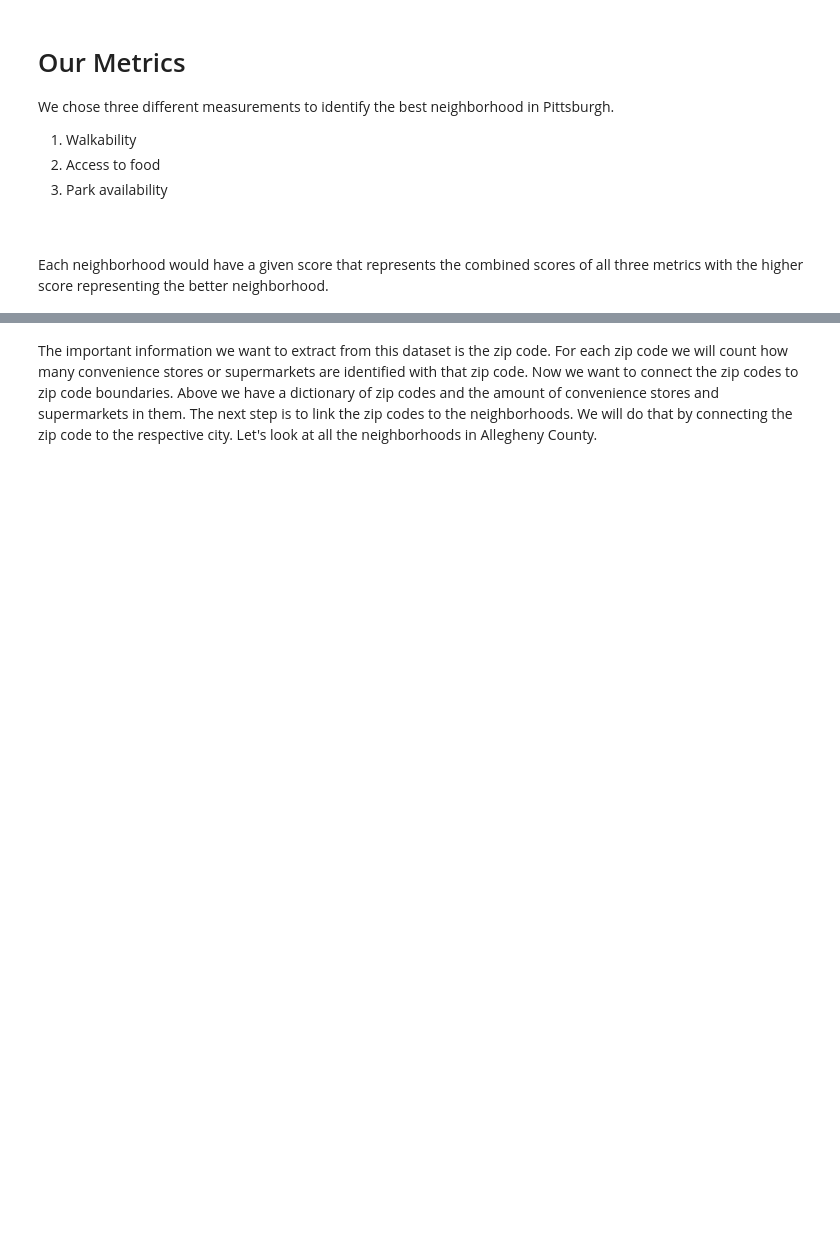
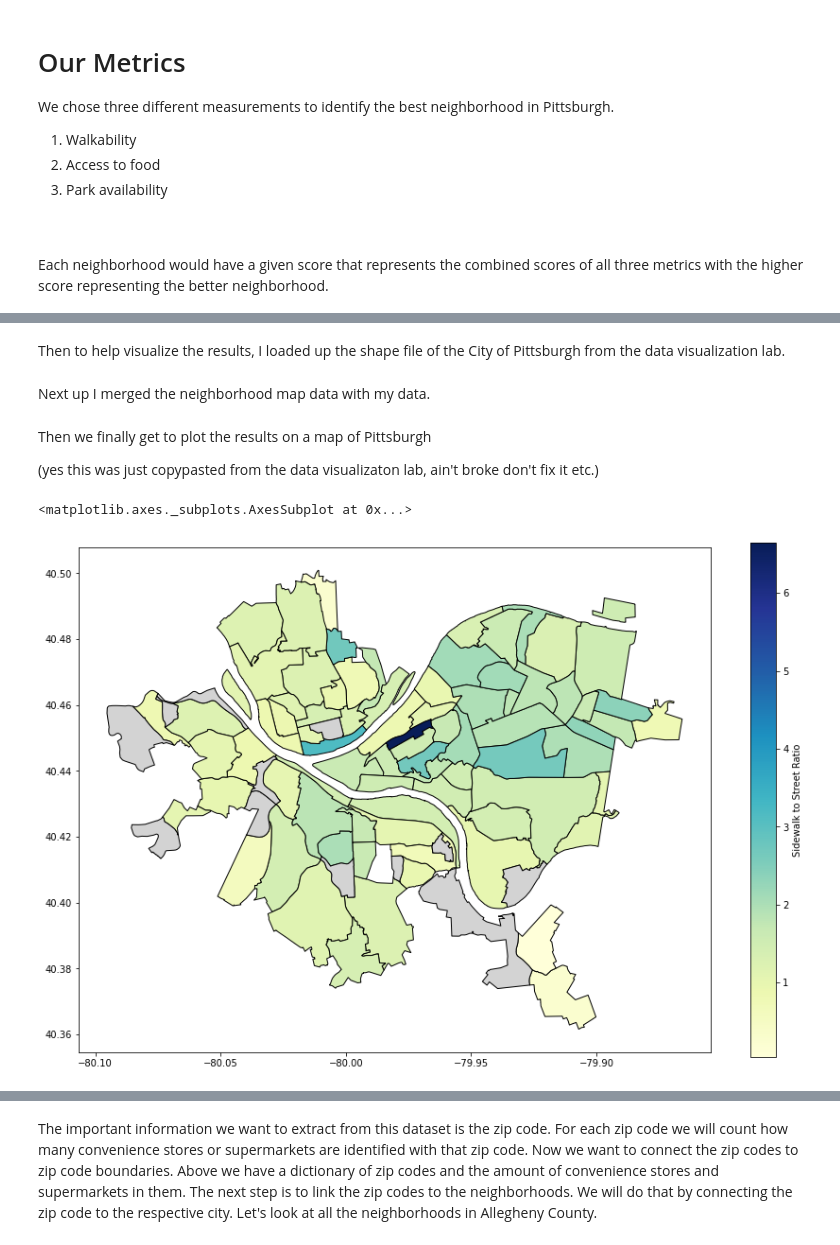
Before and after one commit to Sixces/Big-Ideas-FInal-Project, a Jupyter notebook: main.ipynb, the cells around one changed output, grey strips where cells are left out. Saved outputs shown, nothing was run; the diff lists cells and outputs as text; code cells hidden in the pictures; blank space fills up the shorter version.

```diff
--- a/main.ipynb
+++ b/main.ipynb
@@ -46,0 +43,7 @@ One problem is, one zipcode can contain multiple of these particular GEOIDs, so
+# %%
+walkhoodgeo = walkhoodgeo.loc[:, ["Ratio", "hood", "GEOID"]]
+
+walkhoodgeo = walkhoodgeo.sort_values(by=['hood'])
+
+## View all data in dataframe to check data
+## print(hoodwalk.to_string())
@@ -46,0 +70,43 @@ One problem is, one zipcode can contain multiple of these particular GEOIDs, so
+# %%
+## create dataframe and fill it with the combDupes dictionary
+
+walkhood = pd.DataFrame(combDupes.items())
+walkhood.columns = ['Neighborhood', 'Ratio']
+
+## display dataframe to check data
+## print(walkhood.to_string())
+# %% [markdown]
+Then to help visualize the results, I loaded up the shape file of the City of Pittsburgh from the data visualization lab.
+# %%
+## load up shape file to map the data
+
+neighborhoods = geopandas.read_file("Neighborhoods/Neighborhoods_.shp")
+
+## make sure the map loads properly
+## neighborhoods.plot()
+# %% [markdown]
+Next up I merged the neighborhood map data with my data.
+# %%
+## merge neighborhood shape file with walkability ratio data
+
+walkmap = neighborhoods.merge(walkhood, how='left', left_on='hood',
+                              right_on='Neighborhood')
+
+## check for successful merge
+## walkmap[['Neighborhood','Ratio','geometry']].head()
+# %% [markdown]
+Then we finally get to plot the results on a map of Pittsburgh
+
+(yes this was just copypasted from the data visualizaton lab, ain't broke don't fix it etc.)
+# %%
+walkmap.plot(column='Ratio',
+               cmap='YlGnBu',
+               edgecolor="black",
+               legend=True,
+               legend_kwds={'label': "Sidewalk to Street Ratio"},
+               figsize=(15, 10),
+               missing_kwds={"color": "lightgrey"}
+               )
+# %% [output]
+<matplotlib.axes._subplots.AxesSubplot at 0x...>
+[figure, added]
```
Also changed, not shown: parts of 28 cells of this notebook.
